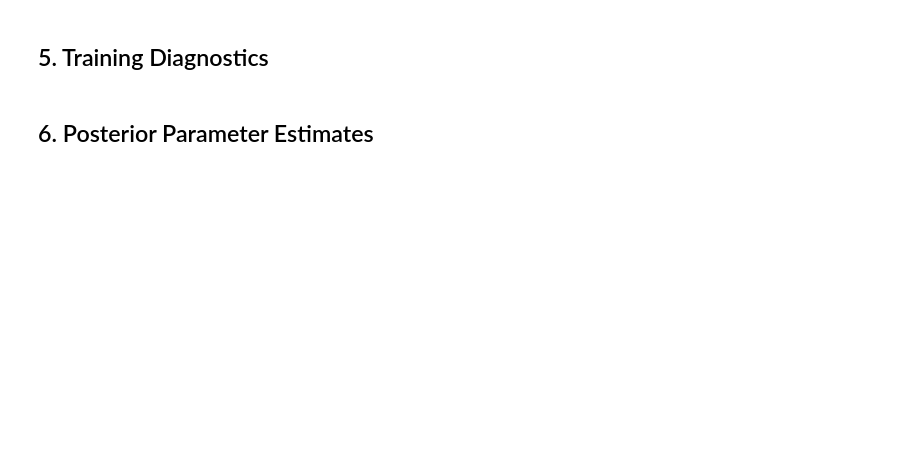
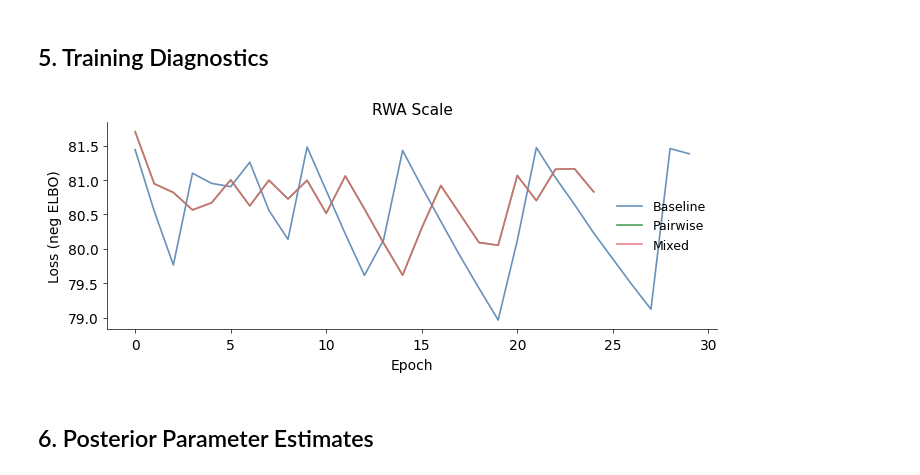
Before and after one commit to mederrata/bayesianquilts, a Jupyter notebook: notebooks/irt/rwa/grm_single_scale.ipynb, the cells around one changed output. Saved outputs shown, nothing was run; the diff lists cells and outputs as text; code cells hidden in the pictures; blank space fills up the shorter version.

```diff
--- a/notebooks/irt/rwa/grm_single_scale.ipynb
+++ b/notebooks/irt/rwa/grm_single_scale.ipynb
@@ -172,0 +352,32 @@ print("MICE LOO model saved to mice_loo_model.yaml")
+# %%
+from bayesianquilts.imputation.mixed import PairwiseOnlyImputationModel
+
+pairwise_imputation = PairwiseOnlyImputationModel(mice_model=pairwise_model)
+
+model_pairwise = GRModel(
+    item_keys=item_keys,
+    num_people=SUBSAMPLE_N,
+    dim=1,
+    response_cardinality=response_cardinality,
+    imputation_model=pairwise_imputation,
+    dtype=jnp.float64,
+)
+
+print("Warm-starting from baseline model parameters")
+
+res_pairwise = model_pairwise.fit(
+    data_factory,
+    batch_size=BATCH_SIZE,
+    dataset_size=SUBSAMPLE_N,
+    num_epochs=NUM_EPOCHS,
+    steps_per_epoch=steps_per_epoch,
+    learning_rate=2e-4,
+    lr_decay_factor=0.975,
+    patience=10,
+    zero_nan_grads=True,
+    initial_values=model_baseline.params,
+)
+
+losses_pairwise = res_pairwise[0]
+print(f"Final pairwise loss: {losses_pairwise[-1]:.2f}")
+model_pairwise.save_to_disk('grm_pairwise')
@@ -175,7 +448,7 @@ from bayesianquilts.imputation.mixed import IrtMixedImputationModel
 
 mixed_imputation = IrtMixedImputationModel(
     irt_model=model_baseline,
-    mice_model=mice_loo,
+    mice_model=pairwise_model,
     data_factory=data_factory,
     irt_elpd_batch_size=4,
 )
@@ -227,9 +522,12 @@ print("Imputed model saved to grm_imputed/")
 # %% [markdown]
 ## 5. Training Diagnostics
 # %%
-fig = plot_loss_comparison(losses_baseline, losses_imputed, title='RWA Scale')
+fig = plot_loss_comparison(losses_baseline, losses_imputed, title='RWA Scale',
+                          losses_pairwise=losses_pairwise)
 fig.savefig('loss_comparison.pdf', bbox_inches='tight', dpi=150)
 plt.show()
+# %% [output]
+[figure, added]
 # %% [markdown]
 ## 6. Posterior Parameter Estimates
 # %%
```
Also changed, not shown: parts of 29 cells of this notebook, 37 other files.
